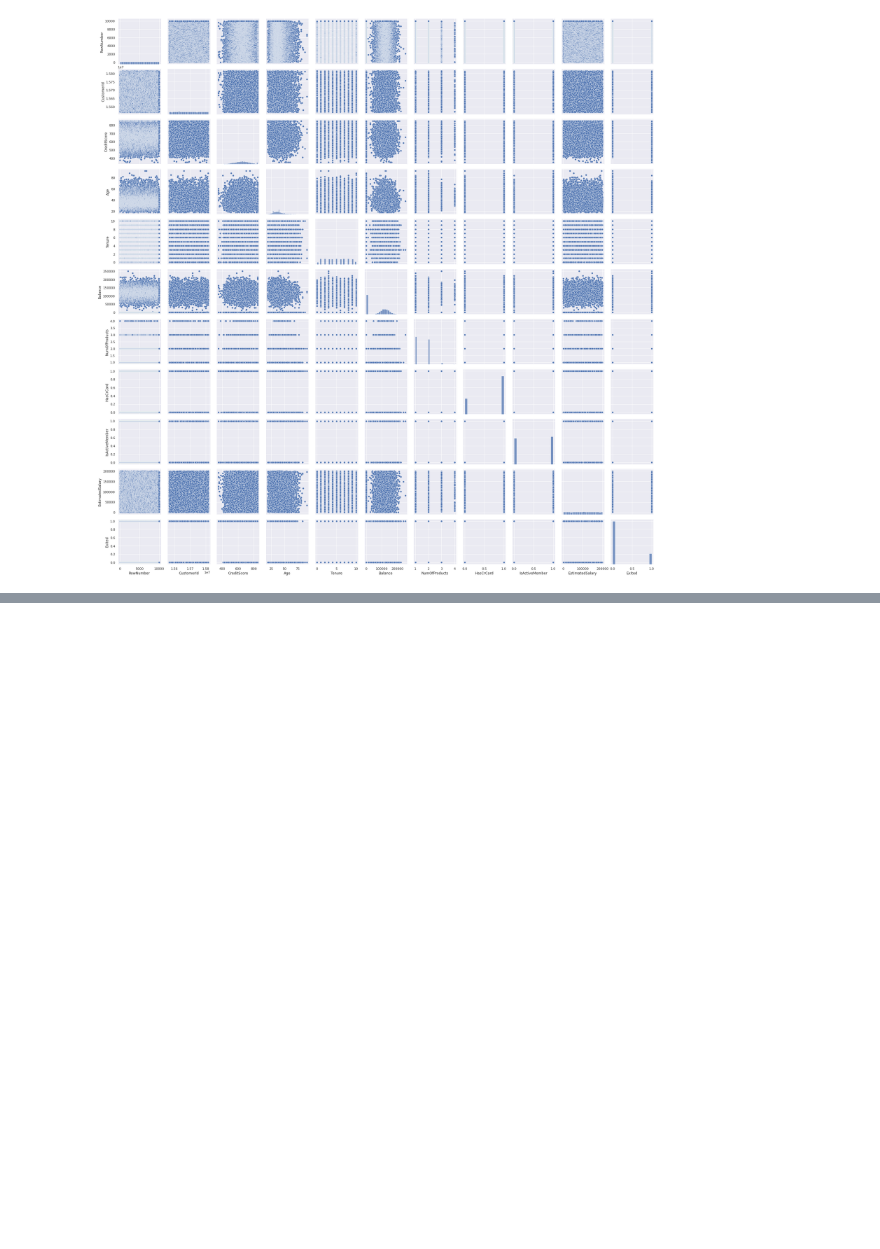
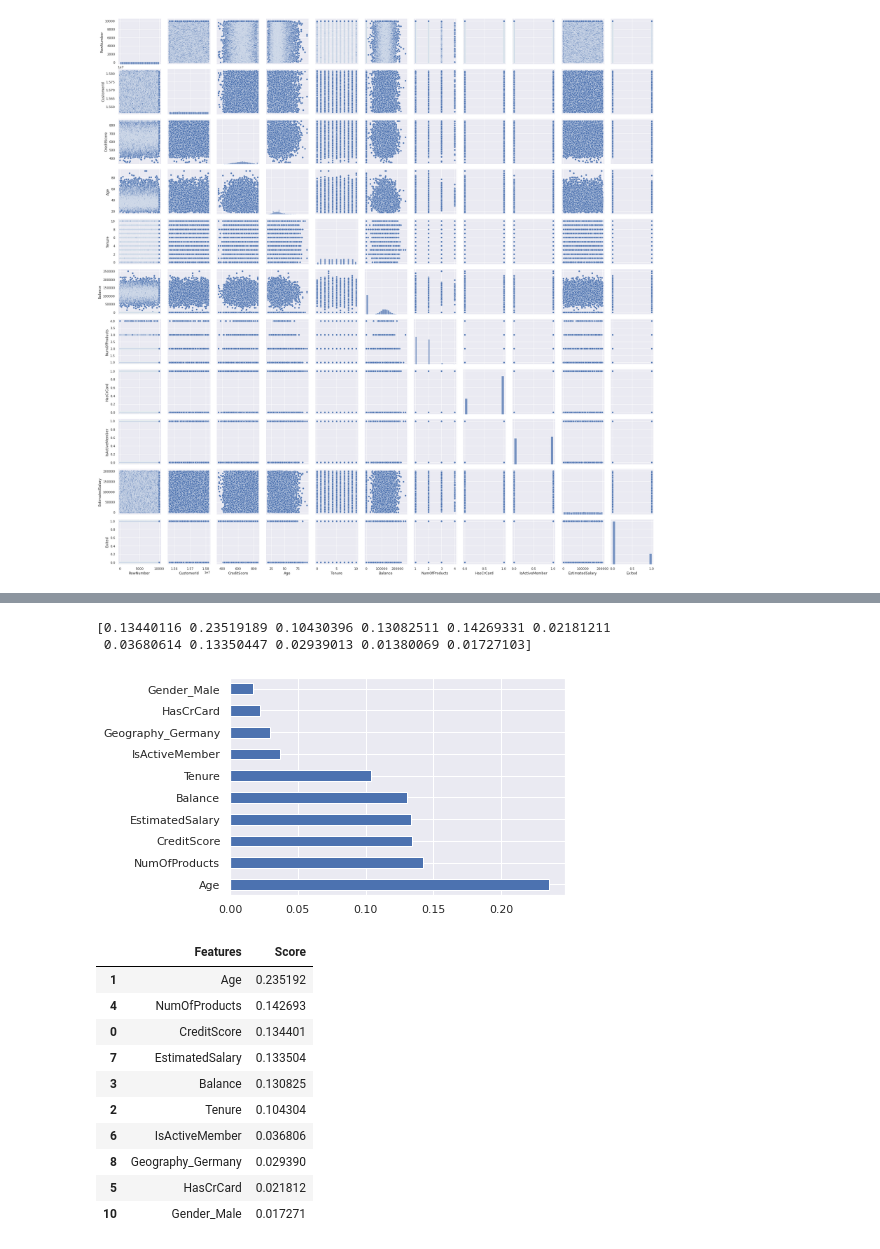
Before and after one commit to sarkar2527/DSAP, a Jupyter notebook: Bank_Churn.ipynb, the cells around one changed output, grey strips where cells are left out. Drawn from its saved outputs; the diff is of its cells as text; code cells hidden in the pictures; blank space fills up the shorter version.

```diff
--- a/Bank_Churn.ipynb
+++ b/Bank_Churn.ipynb
@@ -214,0 +232,6 @@ plt.show()
+# %%
+df1= pd.get_dummies(df[['Geography','Gender']],drop_first= True)
+# %%
+df2= pd.concat([df,df1], axis =1)
+# %%
+df2.drop(['Geography','Gender'], axis=1, inplace = True)
@@ -215,9 +258,9 @@ plt.show()
 # %%
 # Object for target variable
-Y = df.Exited
+Y = df2.Exited
 
 # object for input features
-X = df.drop(['Exited'], axis=1)
+X = df2.drop(['Exited'], axis=1)
 
 # display shapes of X and y
 print(X.shape, Y.shape)
@@ -225,0 +298,38 @@ print(X.shape, Y.shape)
+# %%
+#ExtraTreesClassifier
+
+from sklearn.ensemble import ExtraTreesClassifier
+ET_model=ExtraTreesClassifier()
+ET_model.fit(X,Y)
+
+print(ET_model.feature_importances_)
+
+import matplotlib.pyplot as plt
+ET_ranked_features=pd.Series(ET_model.feature_importances_,index=X.columns)
+ET_ranked_features.nlargest(10).plot(kind='barh')
+plt.show()
+
+
+df_ET_rank =pd.DataFrame(ET_model.feature_importances_)
+
+dfcolumns=pd.DataFrame(X.columns)
+
+ET_features_rank=pd.concat([dfcolumns,df_ET_rank],axis=1)
+ET_features_rank.columns=['Features','Score']
+ET_features_rank
+ET_features_rank.nlargest(10,'Score')
+# %% [output]
+[0.13440116 0.23519189 0.10430396 0.13082511 0.14269331 0.02181211
+ 0.03680614 0.13350447 0.02939013 0.01380069 0.01727103]
+[figure, added]
+|  | Features | Score |
+| 1 | Age | 0.235192 |
+| 4 | NumOfProducts | 0.142693 |
+| 0 | CreditScore | 0.134401 |
+| 7 | EstimatedSalary | 0.133504 |
+| 3 | Balance | 0.130825 |
+| 2 | Tenure | 0.104304 |
+| 6 | IsActiveMember | 0.036806 |
+| 8 | Geography_Germany | 0.029390 |
+| 5 | HasCrCard | 0.021812 |
+| 10 | Gender_Male | 0.017271 |
```
Also changed, not shown: parts of 46 cells of this notebook.
